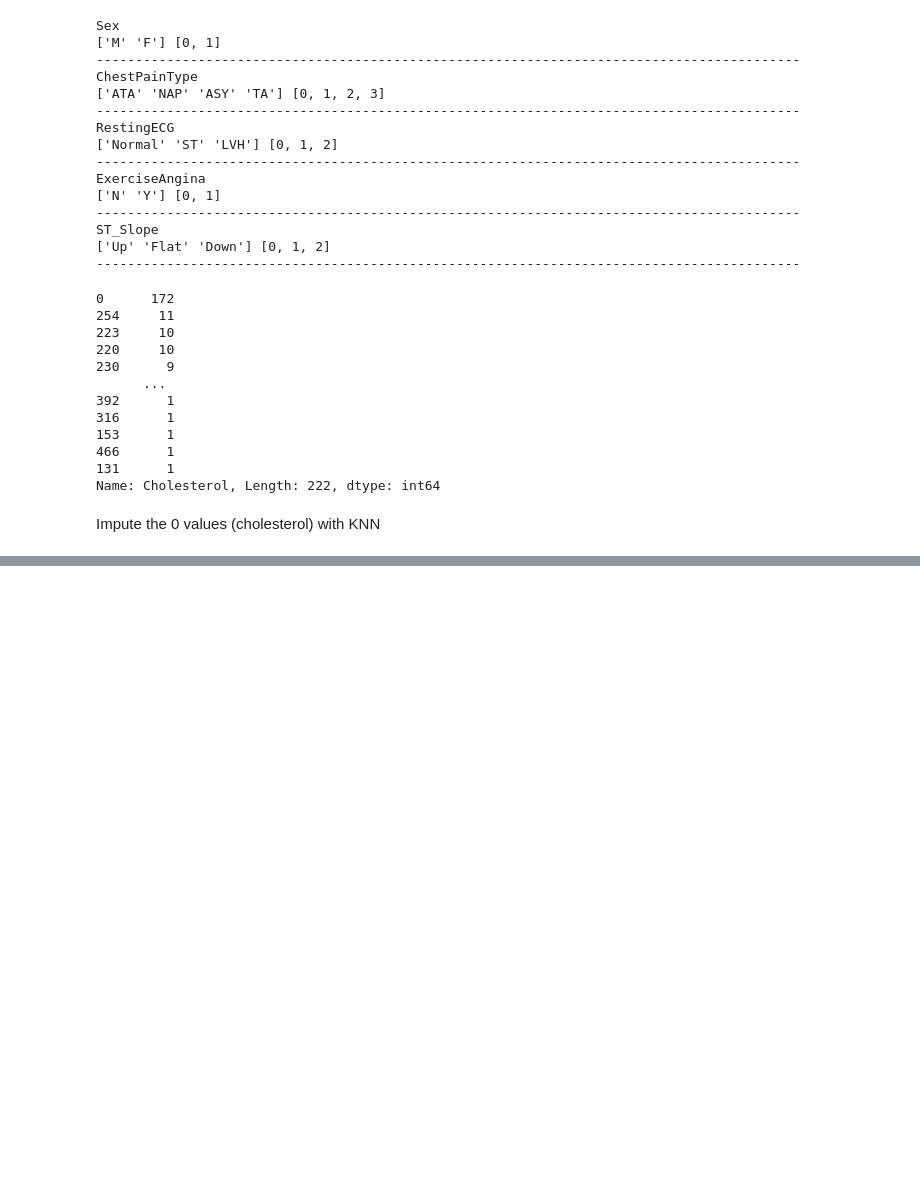
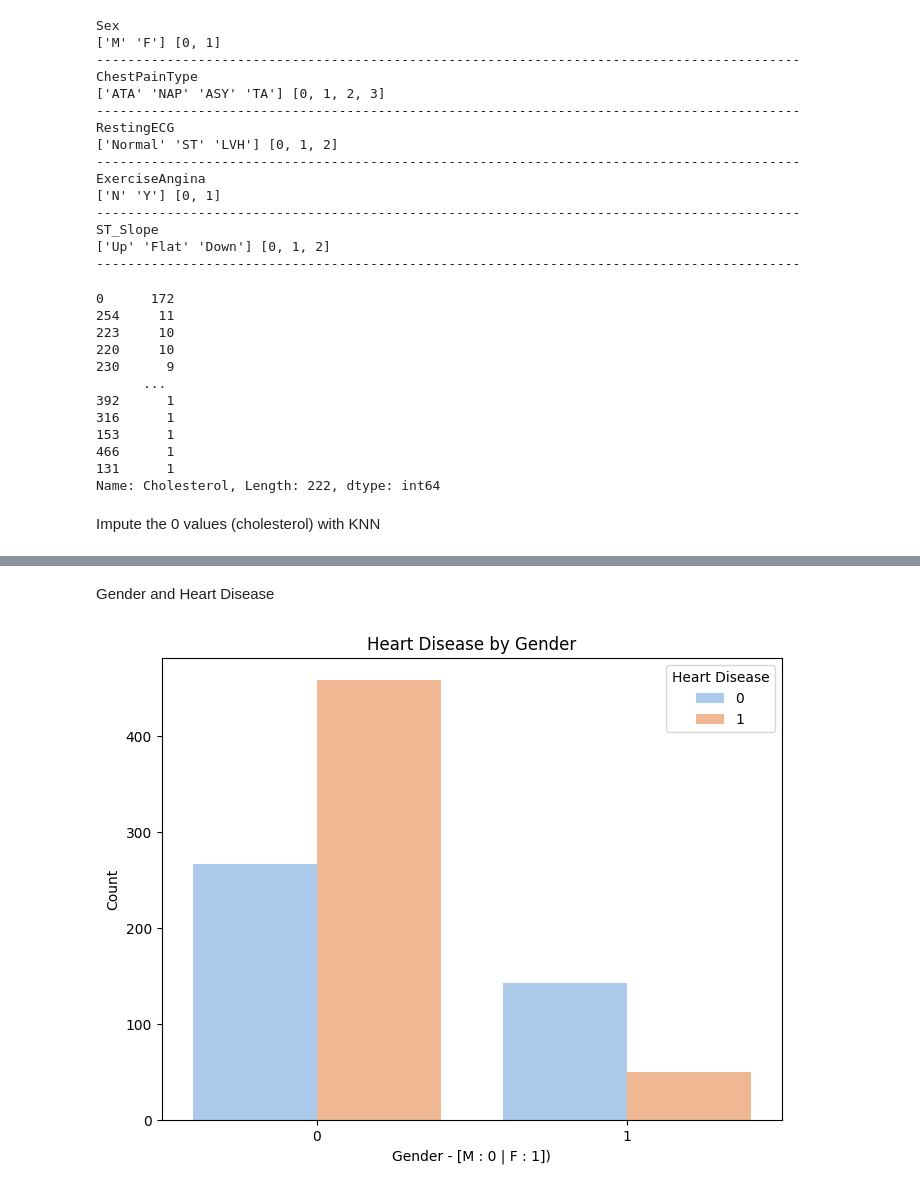
Before and after one commit to Payal2000/HeartDisease-Analysis, a Jupyter notebook: Heart.ipynb, the cells around one changed output, grey strips where cells are left out. Cells and saved outputs as stored; diff of their text form; code cells hidden in the pictures; blank space fills up the shorter version.

```diff
--- a/Heart.ipynb
+++ b/Heart.ipynb
@@ -167,0 +189,12 @@ heart_df = pd. DataFrame(after_impute, columns=heart_df.columns)
+# %% [markdown]
+Gender and Heart Disease
+# %%
+plt.figure(figsize=(8, 6))
+sns.countplot(data=heart_df, x='Sex', hue='HeartDisease', palette='pastel')
+plt.title('Heart Disease by Gender')
+plt.xlabel('Gender - [M : 0 | F : 1])')
+plt.ylabel('Count')
+plt.legend(title='Heart Disease', labels=['0', '1'])
+plt.show()
+# %% [output]
+[figure, added]
```
Also changed, not shown: parts of 8 cells of this notebook.
